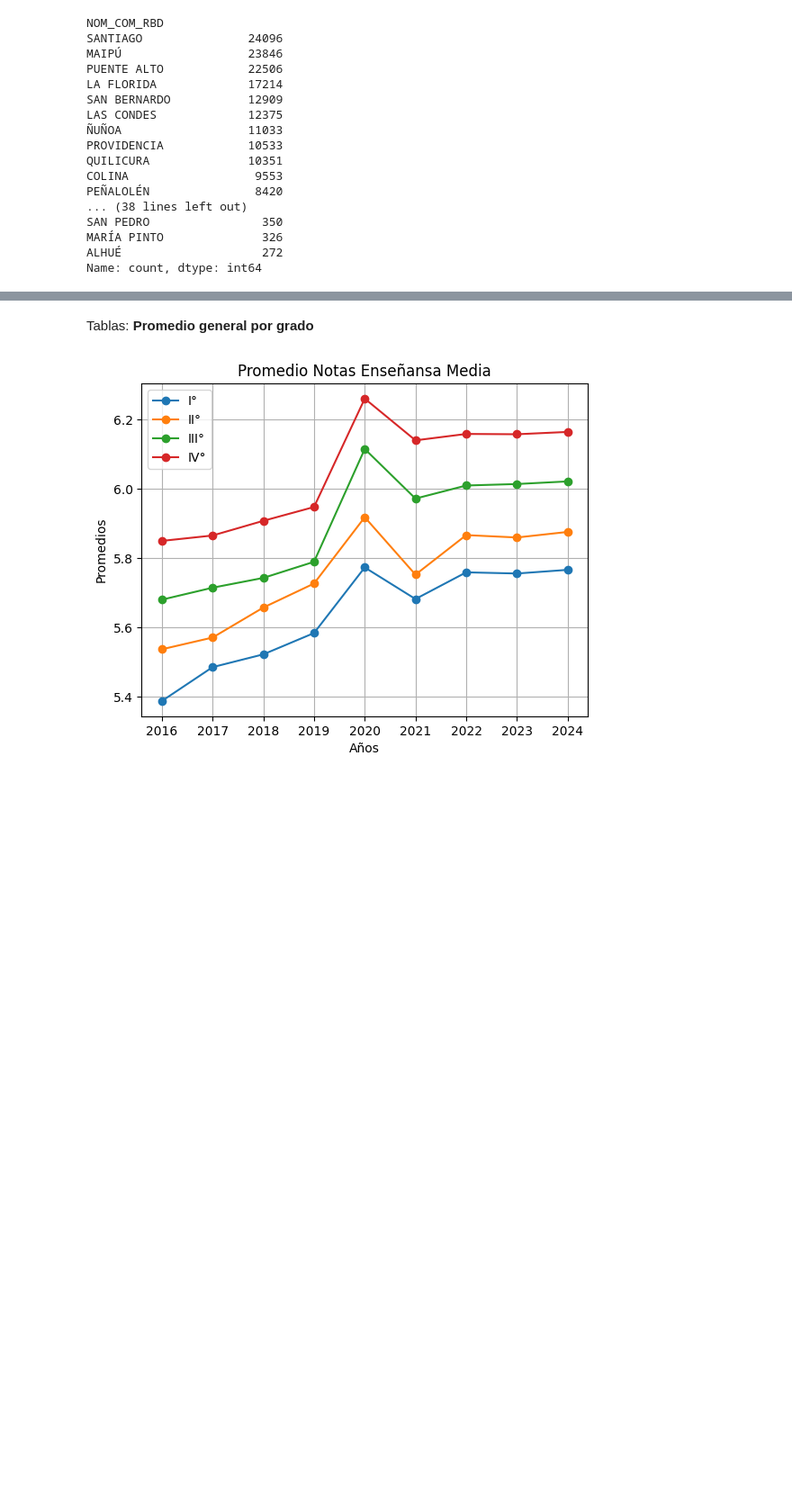
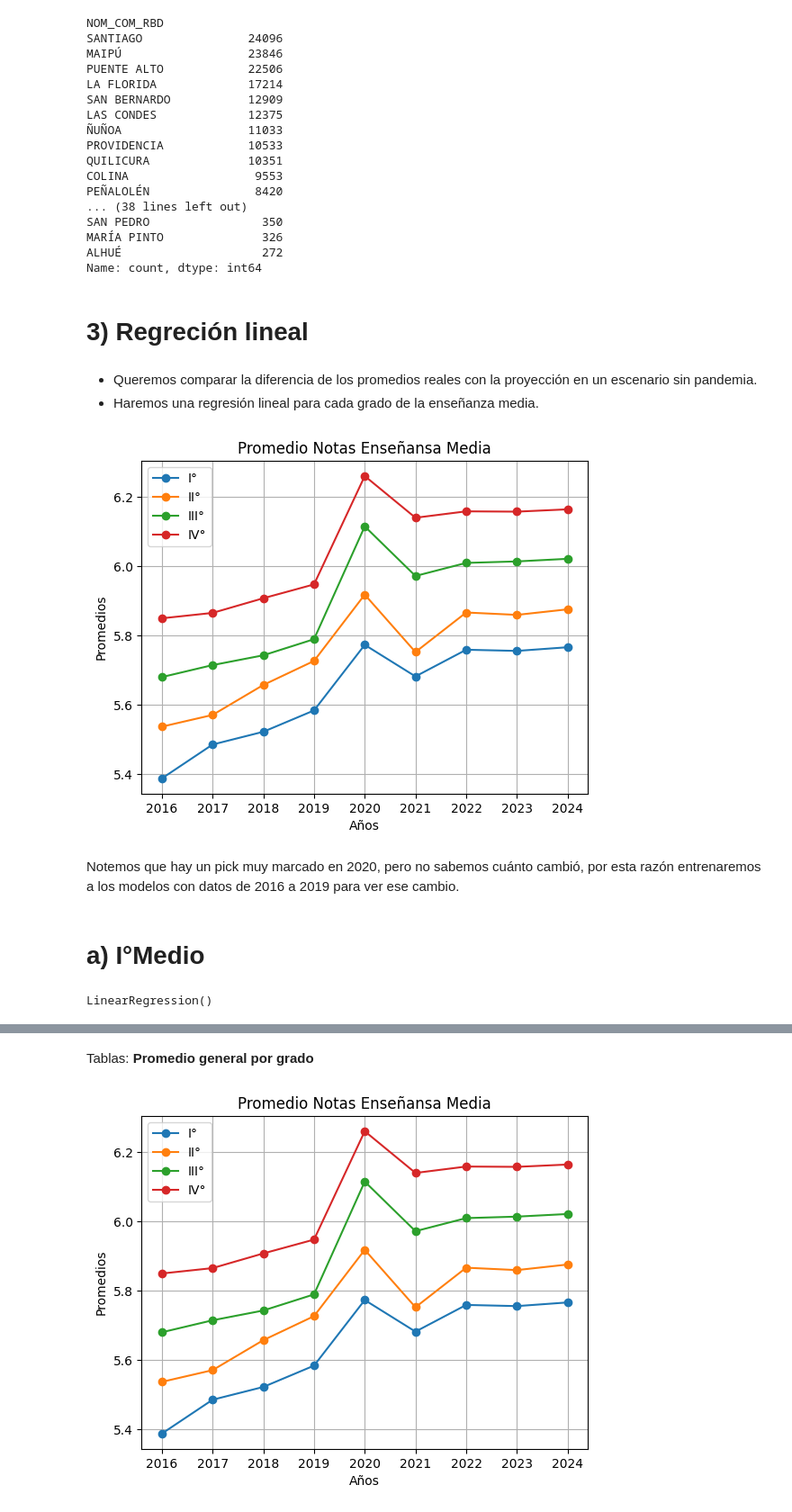
Before and after one commit to cony45678/Proyecto-Semestral-IMT2200, a Jupyter notebook: proyecto/notebook_rendimiento.ipynb, the cells around one changed output, grey strips where cells are left out. Shown: that part at 90% size. Drawn from its saved outputs; the diff is of its cells as text; code cells hidden in the pictures; blank space fills up the shorter version.

```diff
--- a/proyecto/notebook_rendimiento.ipynb
+++ b/proyecto/notebook_rendimiento.ipynb
@@ -79,3 +129,45 @@ SAN PEDRO                350
 MARÍA PINTO              326
 ALHUÉ                    272
 Name: count, dtype: int64
+# %% [markdown]
+# 3) Regreción lineal
+# %% [markdown]
+- Queremos comparar la diferencia de los promedios reales con la proyección en un escenario sin pandemia.
+- Haremos una regresión lineal para cada grado de la enseñanza media.
+# %%
+#sacamos el promedio de cada grado de la enseñanza media desde 2016 hasta 2024
+
+anos = ['2016', '2017', '2018', '2019', "2020", "2021", "2022", "2023", "2024"]
+
+promedios1 = []
+for i in range(9):
+    promedios1.append(df_pri[df_pri["AGNO"] == 2016 + i]["PROM_GRAL"].mean())
+
+promedios2 = []
+for i in range(9):
+    promedios2.append(df_sec[df_sec["AGNO"] == 2016 + i]["PROM_GRAL"].mean())
+
+promedios3 = []
+for i in range(9):
+    promedios3.append(df_ter[df_ter["AGNO"] == 2016 + i]["PROM_GRAL"].mean())
+
+promedios4 = []
+for i in range(9):
+    promedios4.append(df_cua[df_cua["AGNO"] == 2016 + i]["PROM_GRAL"].mean())
+
+plt.plot(anos, promedios1, marker='o', label='I°')
+plt.plot(anos, promedios2, marker='o', label='II°')
+plt.plot(anos, promedios3, marker='o', label='III°')
+plt.plot(anos, promedios4, marker='o', label='IV°')
+plt.legend()
+plt.ylabel("Promedios")
+plt.xlabel("Años")
+plt.title("Promedio Notas Enseñansa Media")
+plt.grid(True)
+plt.show()
+# %% [output]
+[figure, added]
+# %% [markdown]
+Notemos que hay un pick muy marcado en 2020, pero no sabemos cuánto cambió, por esta razón entrenaremos a los modelos con datos de 2016 a 2019 para ver ese cambio.
+# %% [markdown]
+# a) I°Medio
@@ -81,0 +179,5 @@ Name: count, dtype: int64
+# %%
+model = LinearRegression()
+model.fit(X, y_promedios) #entrenamos el modelo
+# %% [output]
+LinearRegression()
```
Also changed, not shown: parts of 28 cells of this notebook.
